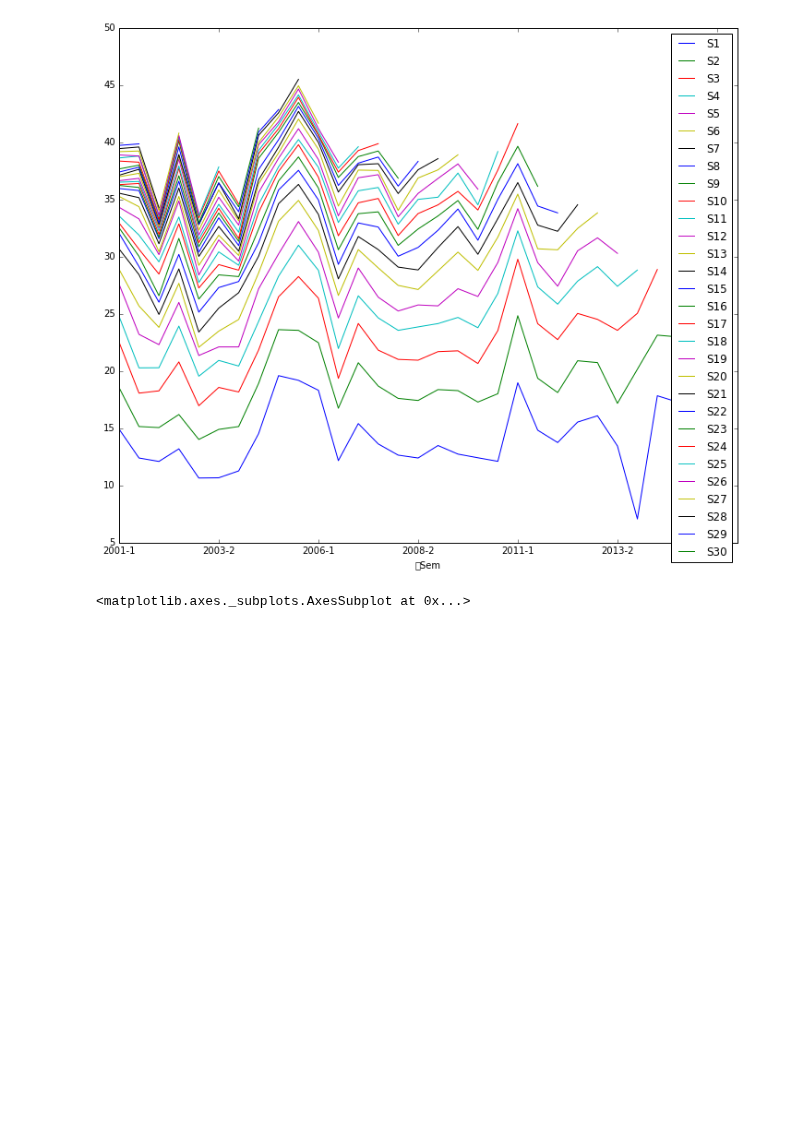
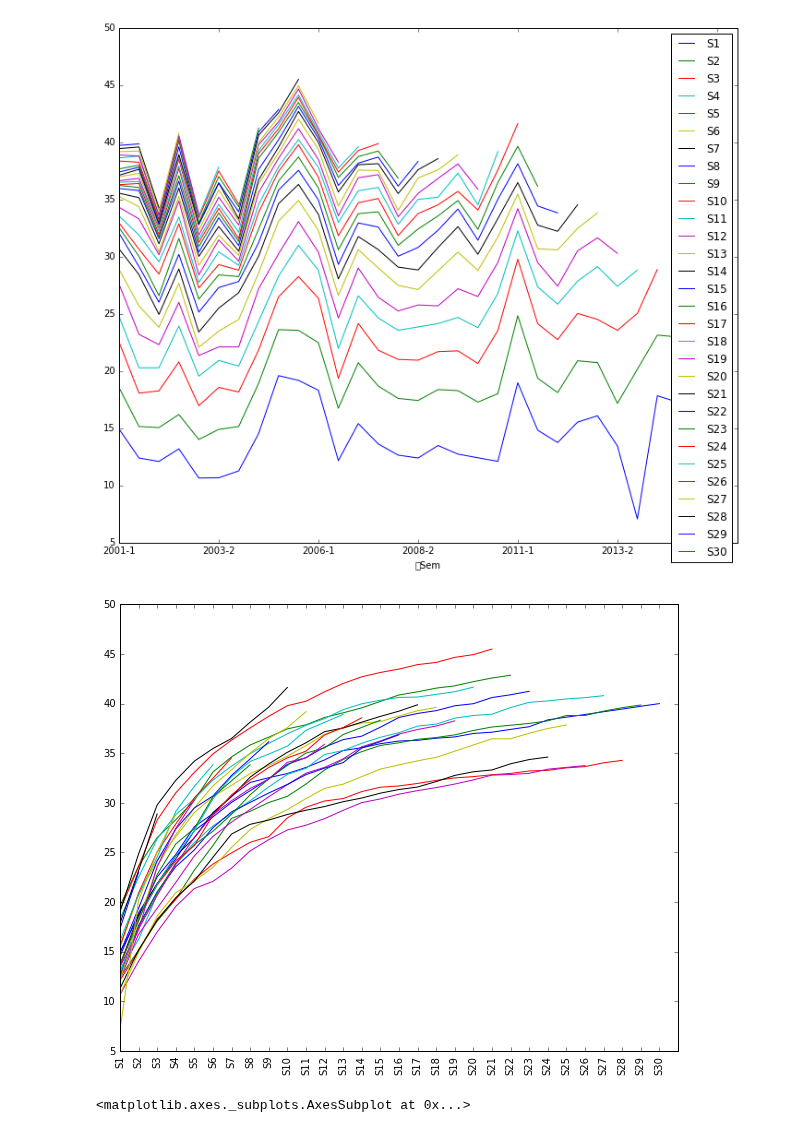
Before and after one commit to AronForero/ICFESProject, a Jupyter notebook: Descriptive_Analisis/SPADIES.ipynb, the cells around one changed output. Cells and saved outputs as stored; diff of their text form; code cells hidden in the pictures; blank space fills up the shorter version.

Commit message:
se agrego una nueva grafica en el notebook SPADIES... se continuara con la descripcion de las columnas y la visualizacion de datos

```diff
--- a/Descriptive_Analisis/SPADIES.ipynb
+++ b/Descriptive_Analisis/SPADIES.ipynb
@@ -33,6 +33,44 @@ D_Cohorte.plot(x=0, y=D_Cohorte.columns[1:], kind="line", figsize=(12,10))
 # %% [output]
 <matplotlib.axes._subplots.AxesSubplot at 0x...>
 [figure]
+# %%
+plt.figure(figsize=(10,8))
+xlabel = list(D_Cohorte.columns[1:])
+plt.plot(D_Cohorte.iloc[0][1:].values)
+plt.plot(D_Cohorte.iloc[1][1:].values)
+plt.plot(D_Cohorte.iloc[2][1:].values)
+plt.plot(D_Cohorte.iloc[3][1:].values)
+plt.plot(D_Cohorte.iloc[4][1:].values)
+plt.plot(D_Cohorte.iloc[5][1:].values)
+plt.plot(D_Cohorte.iloc[6][1:].values)
+plt.plot(D_Cohorte.iloc[7][1:].values)
+plt.plot(D_Cohorte.iloc[8][1:].values)
+plt.plot(D_Cohorte.iloc[9][1:].values)
+plt.plot(D_Cohorte.iloc[10][1:].values)
+plt.plot(D_Cohorte.iloc[11][1:].values)
+plt.plot(D_Cohorte.iloc[12][1:].values)
+plt.plot(D_Cohorte.iloc[13][1:].values)
+plt.plot(D_Cohorte.iloc[14][1:].values)
+plt.plot(D_Cohorte.iloc[15][1:].values)
+plt.plot(D_Cohorte.iloc[16][1:].values)
+plt.plot(D_Cohorte.iloc[17][1:].values)
+plt.plot(D_Cohorte.iloc[18][1:].values)
+plt.plot(D_Cohorte.iloc[19][1:].values)
+plt.plot(D_Cohorte.iloc[20][1:].values)
+plt.plot(D_Cohorte.iloc[21][1:].values)
+plt.plot(D_Cohorte.iloc[22][1:].values)
+plt.plot(D_Cohorte.iloc[23][1:].values)
+plt.plot(D_Cohorte.iloc[24][1:].values)
+plt.plot(D_Cohorte.iloc[25][1:].values)
+plt.plot(D_Cohorte.iloc[26][1:].values)
+plt.plot(D_Cohorte.iloc[27][1:].values)
+plt.plot(D_Cohorte.iloc[28][1:].values)
+plt.plot(D_Cohorte.iloc[29][1:].values)
+plt.plot(D_Cohorte.iloc[30][1:].values)
+plt.plot(D_Cohorte.iloc[31][1:].values)
+plt.xticks(np.arange(len(xlabel)), xlabel, rotation=90);
+# %% [output]
+[figure, added]
 # %%
 c = D_Cohorte.corr()
 # %%
```
Also changed, not shown: 2 other files.
